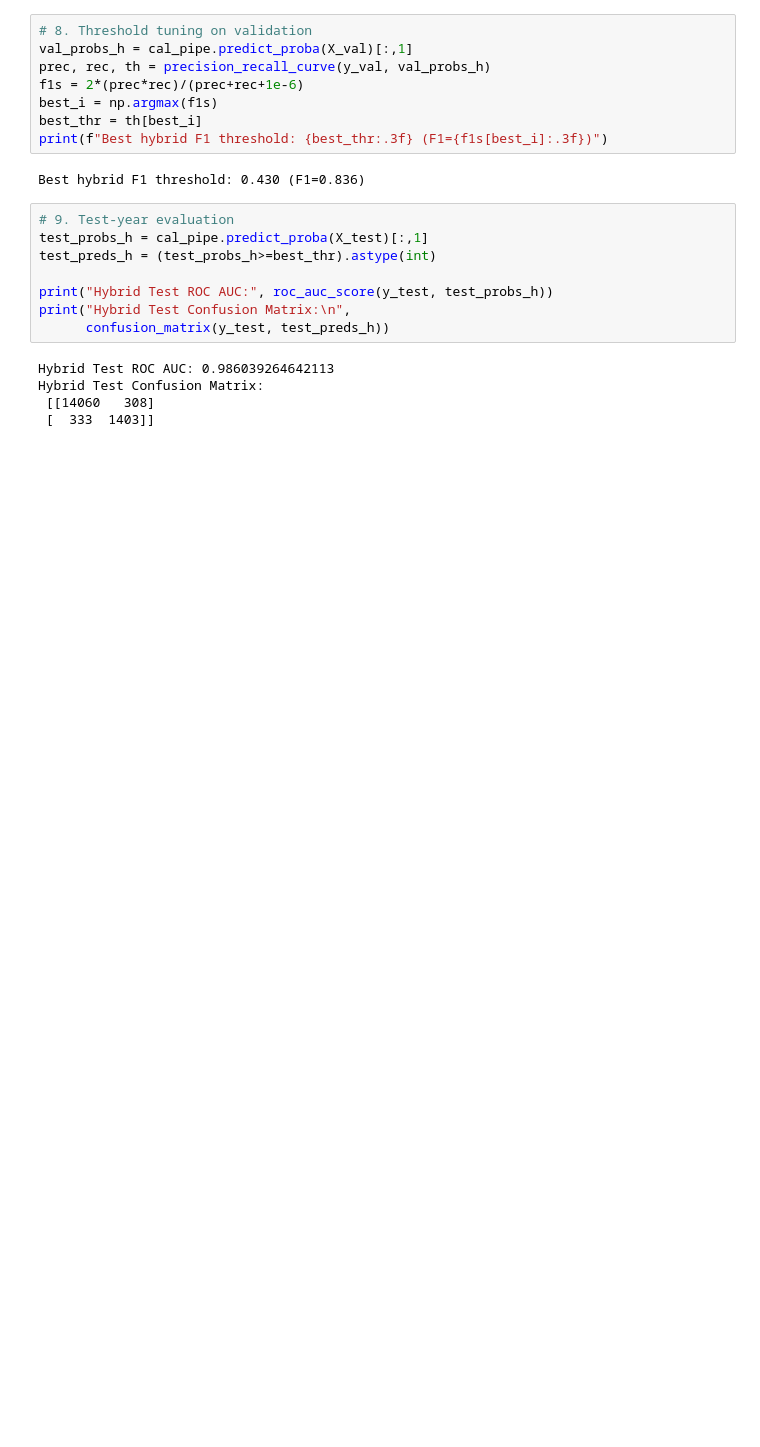
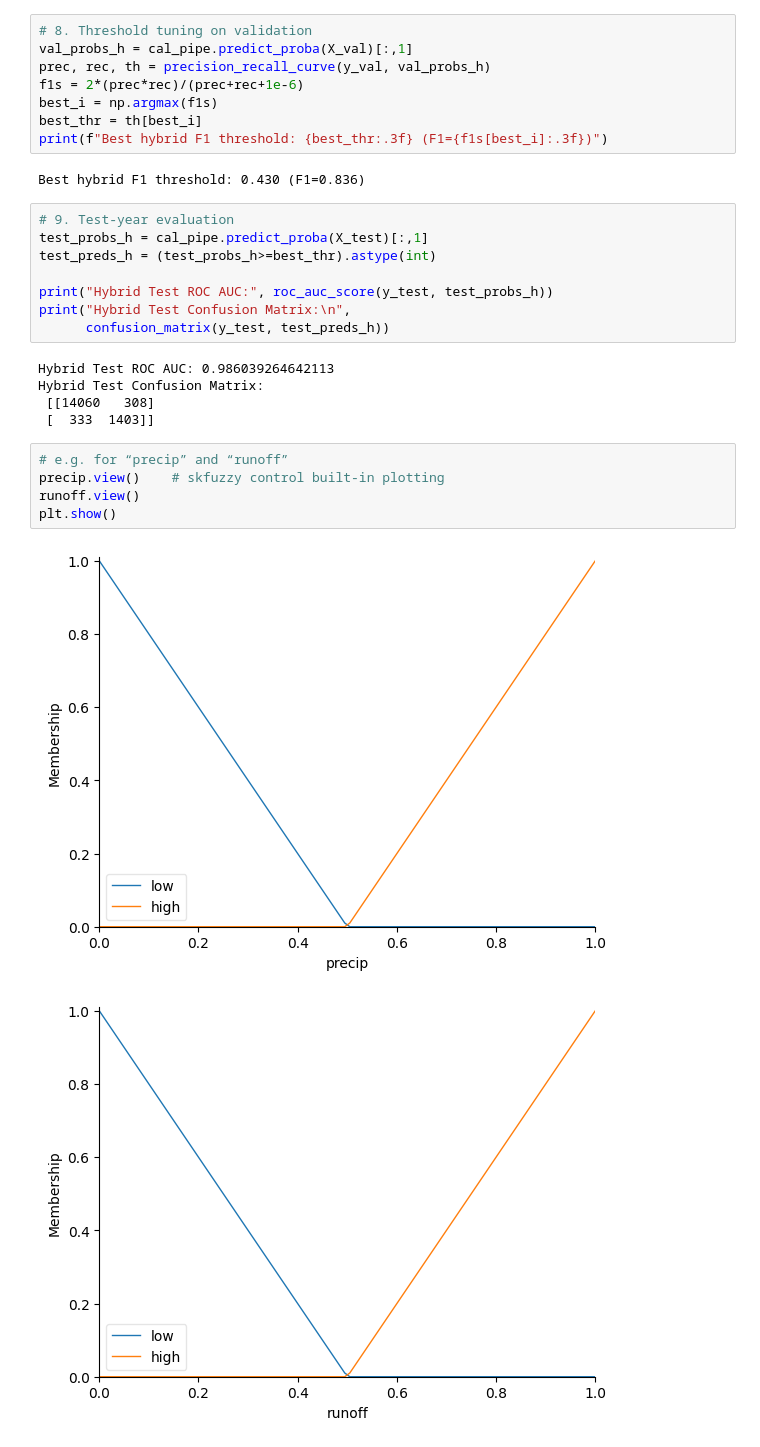
Before and after one commit to acxcil/flood-prediction, a Jupyter notebook: training/hybrid-model.ipynb, the cells around one changed output. Drawn from its saved outputs; the diff is of its cells as text; blank space fills up the shorter version.

```diff
--- a/training/hybrid-model.ipynb
+++ b/training/hybrid-model.ipynb
@@ -369,6 +374,14 @@ Hybrid Test ROC AUC: 0.986039264642113
 Hybrid Test Confusion Matrix:
  [[14060   308]
  [  333  1403]]
+# %%
+# e.g. for “precip” and “runoff”
+precip.view()    # skfuzzy control built-in plotting
+runoff.view()
+plt.show()
+# %% [output]
+[figure, added]
+[figure, added]
 # %%
 # # 10. SHAP analysis on hybrid LGBM
 # # extract underlying LGBM model & preprocessor
```
Also changed, not shown: parts of 5 cells of this notebook, 33 other files.
